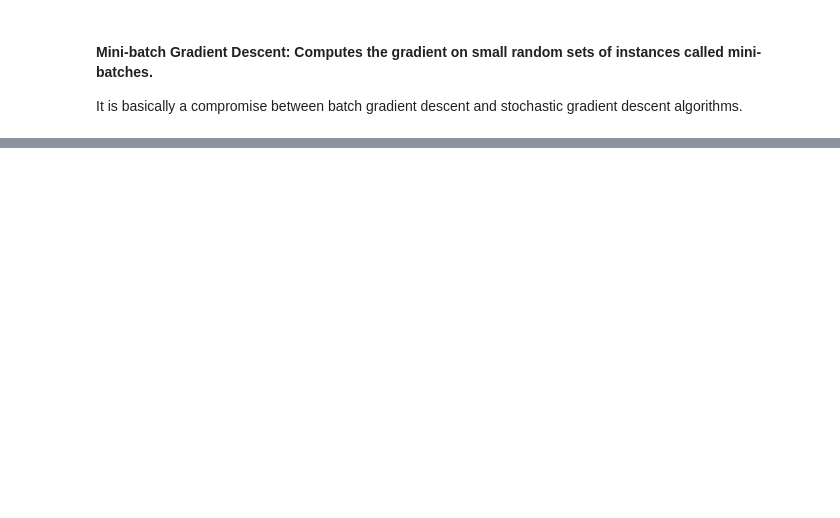
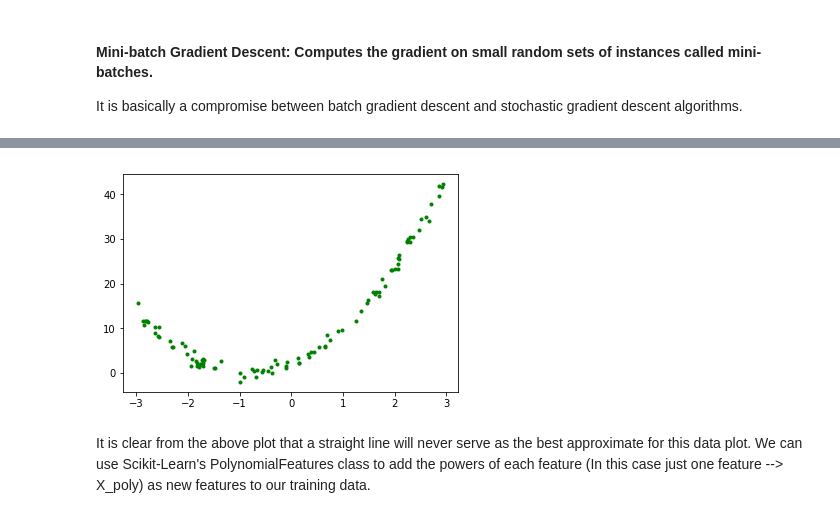
Before and after one commit to SaiPrajwal95/PracticalMachineLearning, a Jupyter notebook: LinearAndPolyRegression.ipynb, the cells around one changed output, grey strips where cells are left out. Drawn from its saved outputs; the diff is of its cells as text; code cells hidden in the pictures; blank space fills up the shorter version.

Commit message:
Initial Poly reg stuff

```diff
--- a/LinearAndPolyRegression.ipynb
+++ b/LinearAndPolyRegression.ipynb
@@ -145,0 +148,10 @@ It is basically a compromise between batch gradient descent and stochastic gradi
+# %%
+m = 100 # Number of samples
+X_pol = 6* np.random.rand(m,1) - 3 # To have random x_pol values between -3 to +3
+y_pol = 3* X_pol**2 + 5* X_pol + 2 + np.random.randn(m,1) # Quadratic function in x_pol with some noise
+plt.plot(X_pol,y_pol,"g.")
+plt.show()
+# %% [output]
+[figure, added]
+# %% [markdown]
+It is clear from the above plot that a straight line will never serve as the best approximate for this data plot. We can use Scikit-Learn's PolynomialFeatures class to add the powers of each feature (In this case just one feature --> X_poly) as new features to our training data.
```
Also changed, not shown: parts of 10 cells of this notebook.
